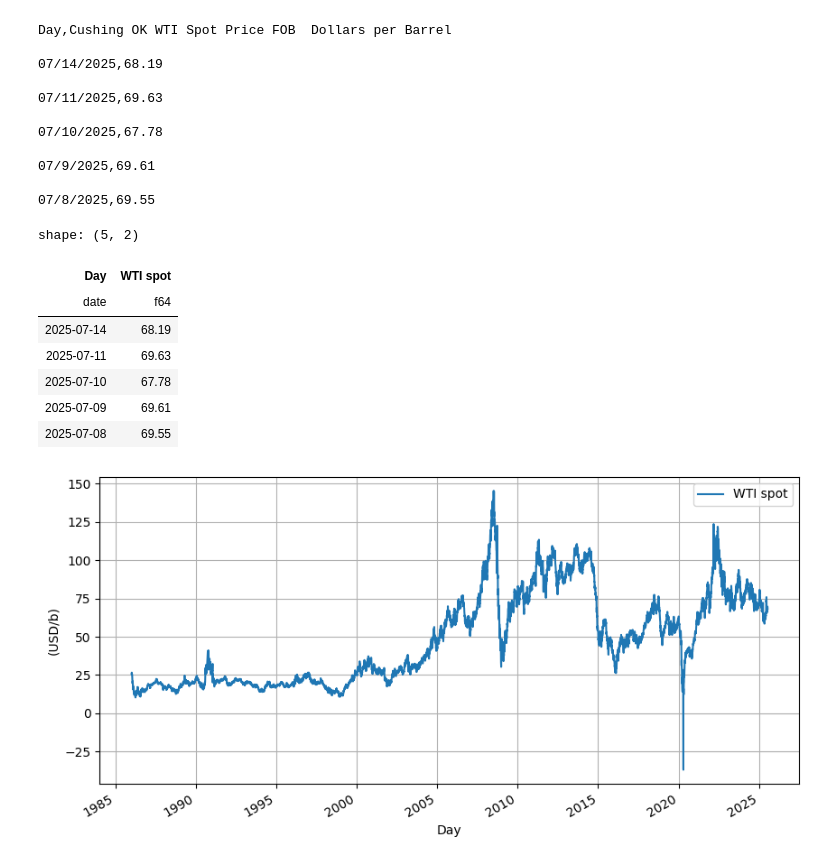
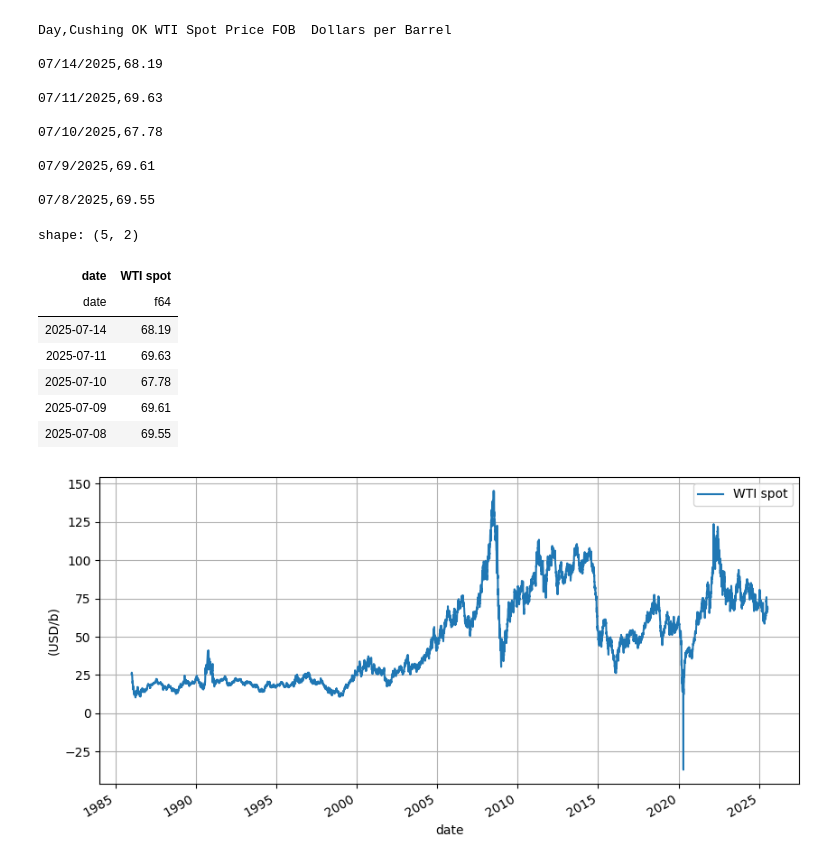
Before and after one commit to chataignault/irbackend, a Jupyter notebook: notebooks/WTI_DXY_correlation.ipynb, the cells around one changed output. Drawn from its saved outputs; the diff is of its cells as text; code cells hidden in the pictures.

```diff
--- a/notebooks/WTI_DXY_correlation.ipynb
+++ b/notebooks/WTI_DXY_correlation.ipynb
@@ -58,13 +58,18 @@ Day,Cushing OK WTI Spot Price FOB  Dollars per Barrel
 # %%
 wti = (
     pl.scan_csv(commo_folder / "Cushing_OK_WTI_Spot_Price_FOB.csv", skip_rows=4)
     .with_columns(pl.col("Day").str.to_date("%m/%d/%Y"))
-    .rename({"Cushing OK WTI Spot Price FOB  Dollars per Barrel": "WTI spot"})
+    .rename(
+        {
+            "Cushing OK WTI Spot Price FOB  Dollars per Barrel": "WTI spot",
+            "Day": "date"
+        }
+    )
 )
 wti.head().collect()
 # %% [output]
 shape: (5, 2)
-| Day | WTI spot |
+| date | WTI spot |
 | date | f64 |
 | 2025-07-14 | 68.19 |
 | 2025-07-11 | 69.63 |
```
Also changed, not shown: parts of 6 cells of this notebook, 1 other file.
